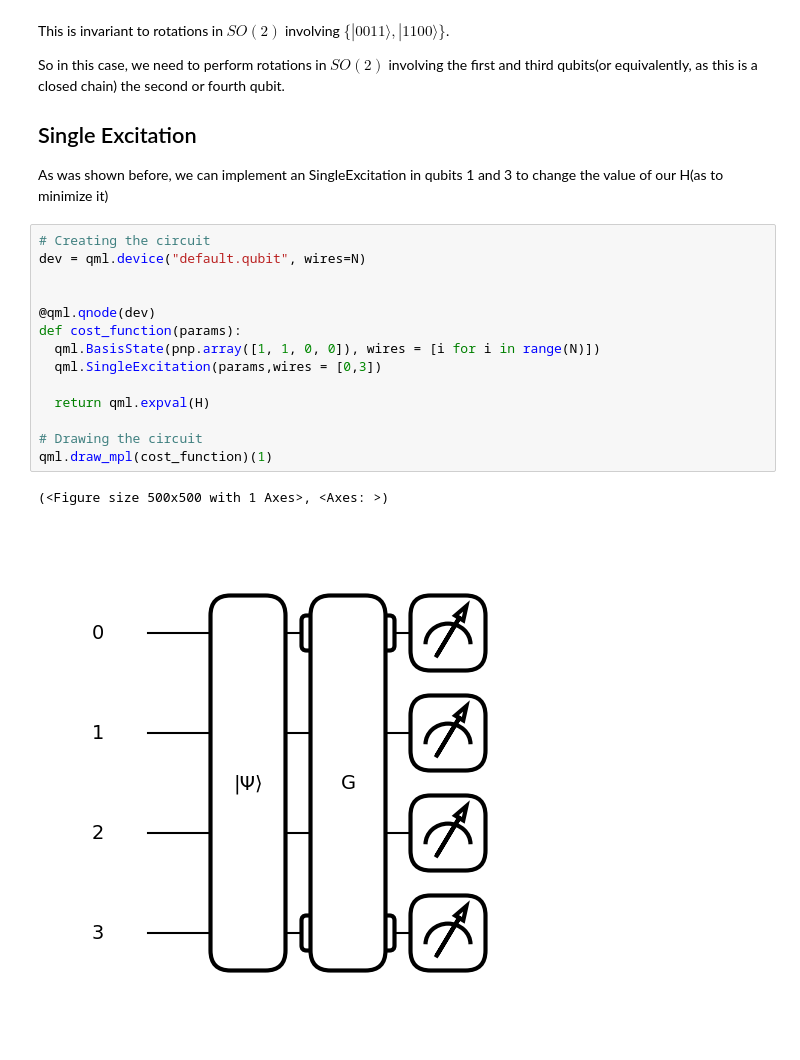
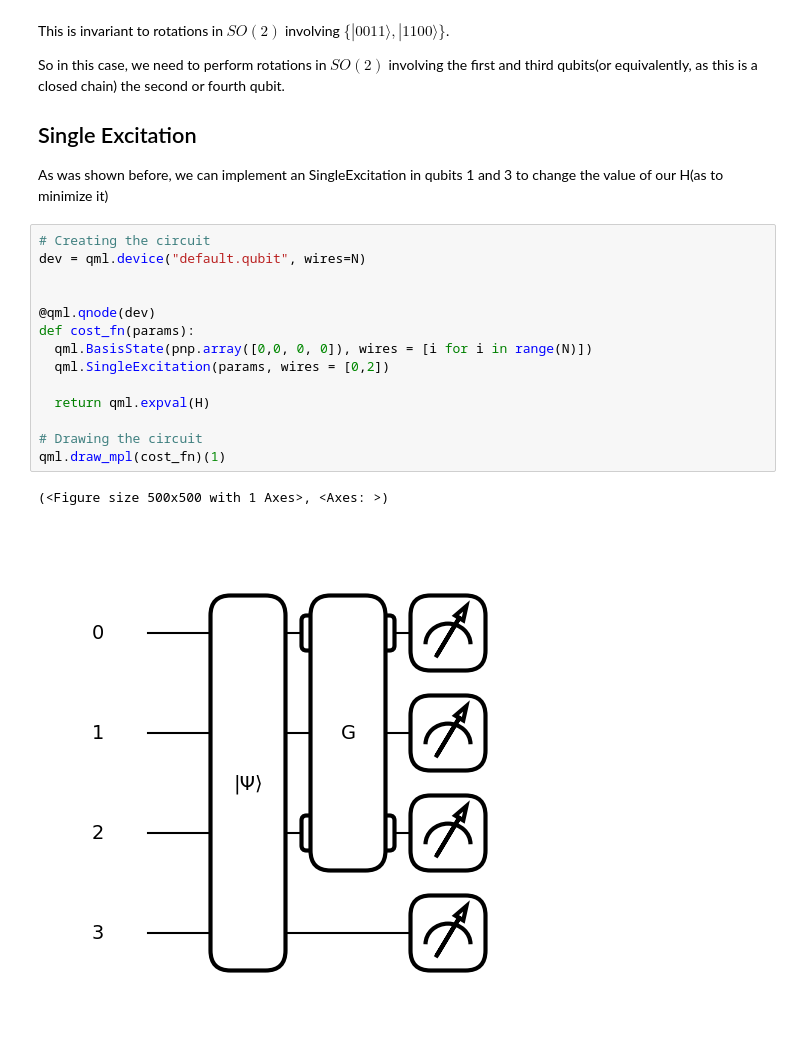
Before and after one commit to caioacleao/Hackaquantum---QS2024-, a Jupyter notebook: Hackaquantum/Quantum Chemistry /Problem 2/Problem 2-2.ipynb, the cells around one changed output. Drawn from its saved outputs; the diff is of its cells as text.

```diff
--- a/Hackaquantum/Quantum Chemistry /Problem 2/Problem 2-2.ipynb
+++ b/Hackaquantum/Quantum Chemistry /Problem 2/Problem 2-2.ipynb
@@ -135,20 +135,20 @@ As was shown before, we can implement an SingleExcitation in qubits 1 and 3 to c
 # %%
 # Creating the circuit
 dev = qml.device("default.qubit", wires=N)
 
 
 @qml.qnode(dev)
-def cost_function(params):
-  qml.BasisState(pnp.array([1, 1, 0, 0]), wires = [i for i in range(N)])
-  qml.SingleExcitation(params,wires = [0,3])
+def cost_fn(params):
+  qml.BasisState(pnp.array([0,0, 0, 0]), wires = [i for i in range(N)])
+  qml.SingleExcitation(params, wires = [0,2])
 
   return qml.expval(H)
 
 # Drawing the circuit
-qml.draw_mpl(cost_function)(1)
+qml.draw_mpl(cost_fn)(1)
 # %% [output]
 (<Figure size 500x500 with 1 Axes>, <Axes: >)
-[figure, old version]
+[figure, new version]
 # %%
 # Choose an optimizer
 opt = qml.GradientDescentOptimizer(stepsize = 0.4)
```
Also changed, not shown: parts of 5 cells of this notebook, 1 other file.
